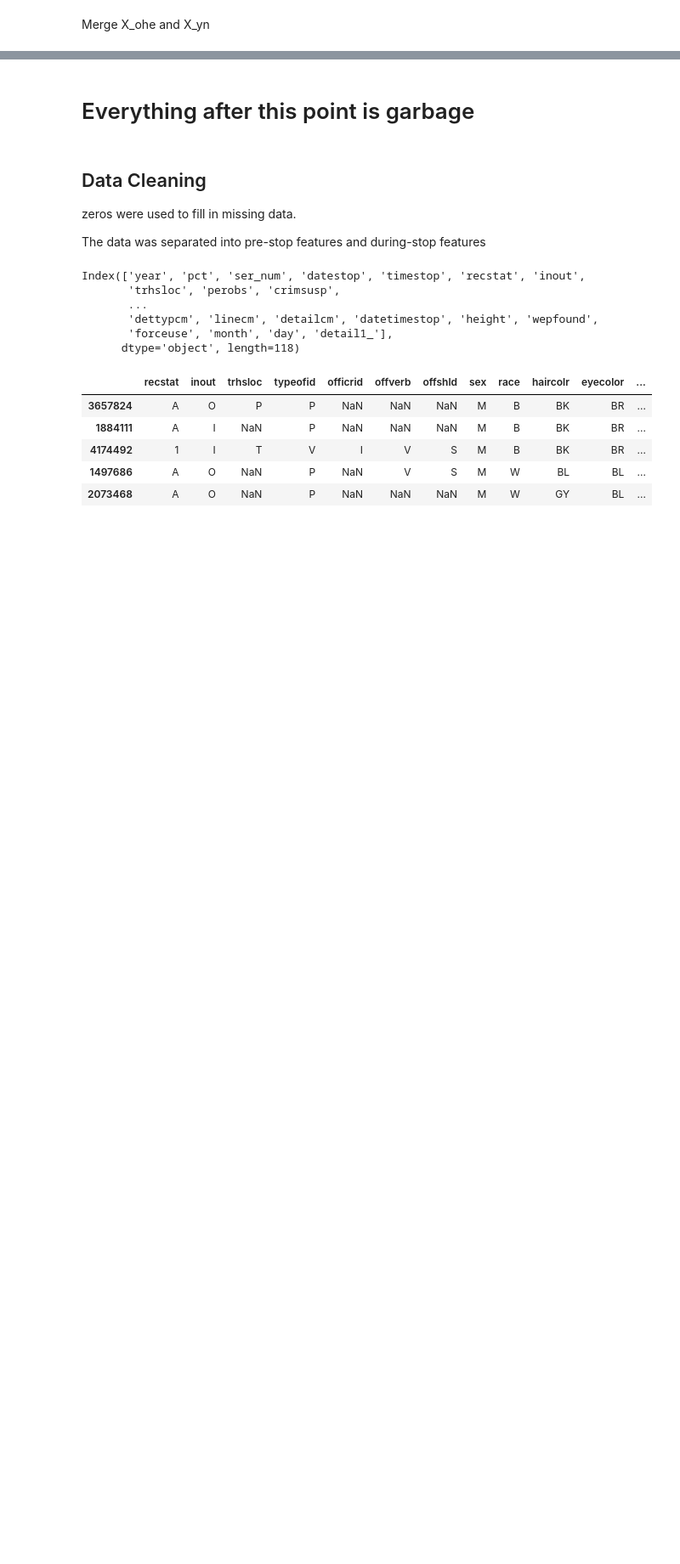
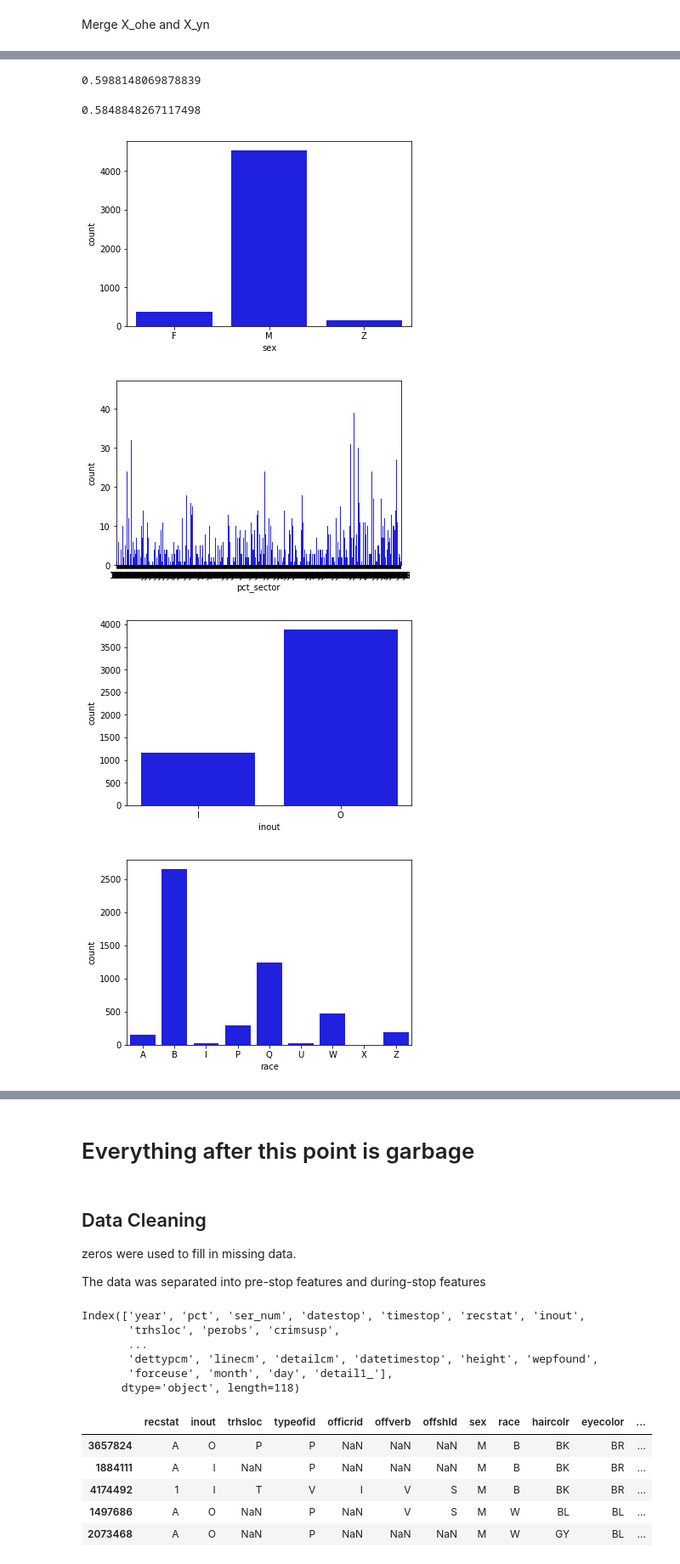
Before and after one commit to StevenDye/stop-and-frisk, a Jupyter notebook: SD_Notebook.ipynb, the cells around one changed output, grey strips where cells are left out. Shown at 85% size. Drawn from its saved outputs; the diff is of its cells as text; code cells hidden in the pictures; blank space fills up the shorter version.

```diff
--- a/SD_Notebook.ipynb
+++ b/SD_Notebook.ipynb
@@ -142,0 +147,25 @@ rf_feature_df.T
+# %%
+"""Make predictions"""
+predictions = merged_rf.predict(merged_split['X_train'])
+"""Check the accuracy of your model"""
+print(balanced_accuracy_score(merged_split['y_train'], predictions))
+# %% [output]
+0.5988148069878839
+# %%
+"""Make predictions"""
+predictions = merged_rf.predict(merged_split['X_test'])
+"""Check the accuracy of your model"""
+print(balanced_accuracy_score(merged_split['y_test'], predictions))
+# %% [output]
+0.5848848267117498
+# %%
+#df1 = df.select_dtypes([np.int, np.float])
+
+for i, col in enumerate(X_category.columns):
+    plt.figure(i)
+    sns.countplot(x=col, data=X_category, color="b")
+# %% [output]
+[figure, added]
+[figure, added]
+[figure, added]
+[figure, added]
```
Also changed, not shown: parts of 20 cells of this notebook, 1 other file.
